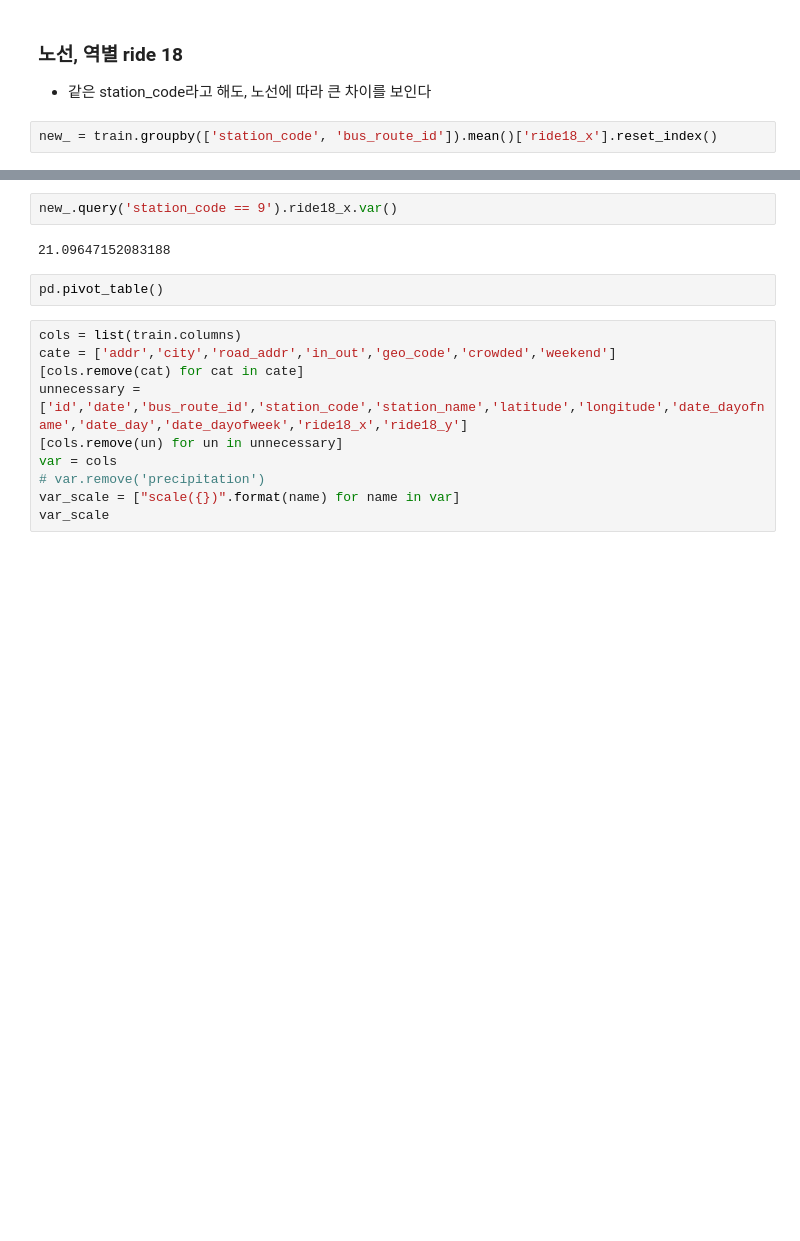
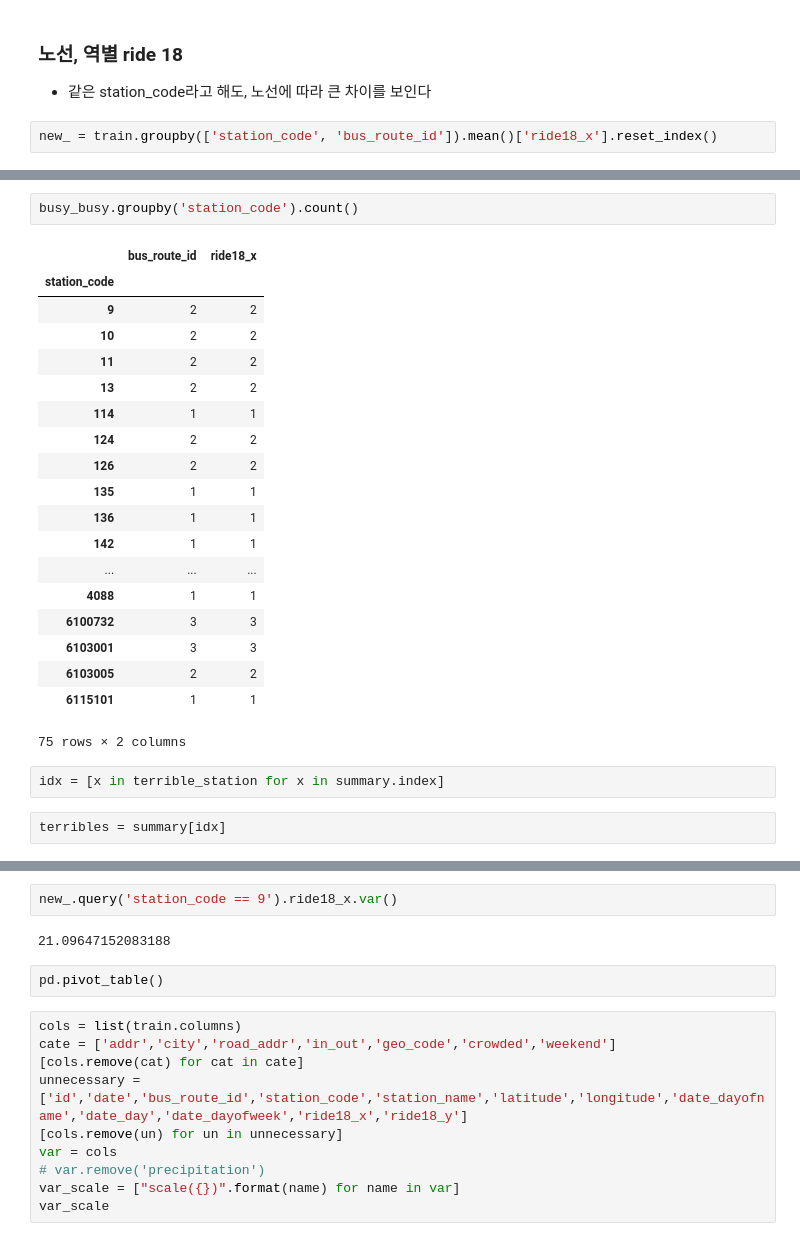
Before and after one commit to juhyunson/Jeju_bus_ride_prediction, a Jupyter notebook: hss/Untitled.ipynb, the cells around one changed output, grey strips where cells are left out. Saved outputs shown, nothing was run; the diff lists cells and outputs as text; blank space fills up the shorter version.

```diff
--- a/hss/Untitled.ipynb
+++ b/hss/Untitled.ipynb
@@ -735,0 +783,26 @@ new_
+# %%
+busy_busy.groupby('station_code').count()
+# %% [output]
+|  | bus_route_id | ride18_x |
+| station_code |  |  |
+| 9 | 2 | 2 |
+| 10 | 2 | 2 |
+| 11 | 2 | 2 |
+| 13 | 2 | 2 |
+| 114 | 1 | 1 |
+| 124 | 2 | 2 |
+| 126 | 2 | 2 |
+| 135 | 1 | 1 |
+| 136 | 1 | 1 |
+| 142 | 1 | 1 |
+| ... | ... | ... |
+| 4088 | 1 | 1 |
+| 6100732 | 3 | 3 |
+| 6103001 | 3 | 3 |
+| 6103005 | 2 | 2 |
+| 6115101 | 1 | 1 |
+75 rows × 2 columns
+# %%
+idx = [x in terrible_station for x in summary.index]
+# %%
+terribles = summary[idx]
```
Also changed, not shown: parts of 10 cells of this notebook.
